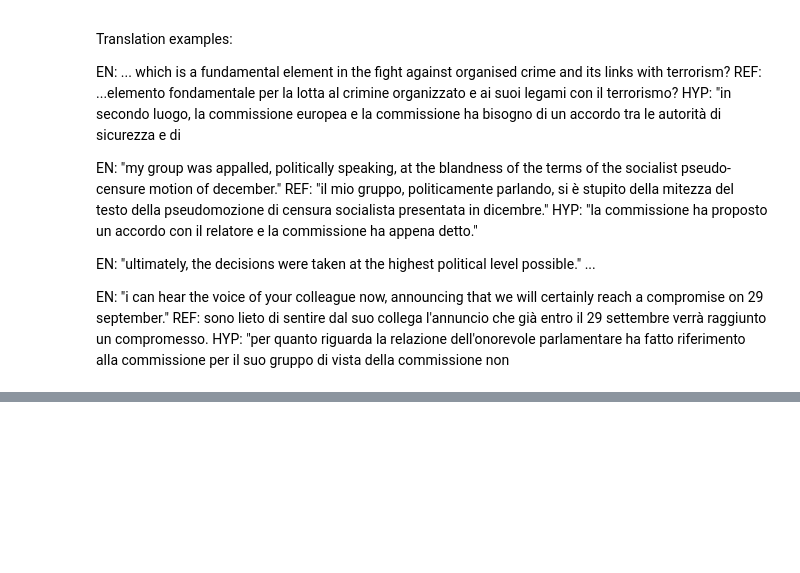
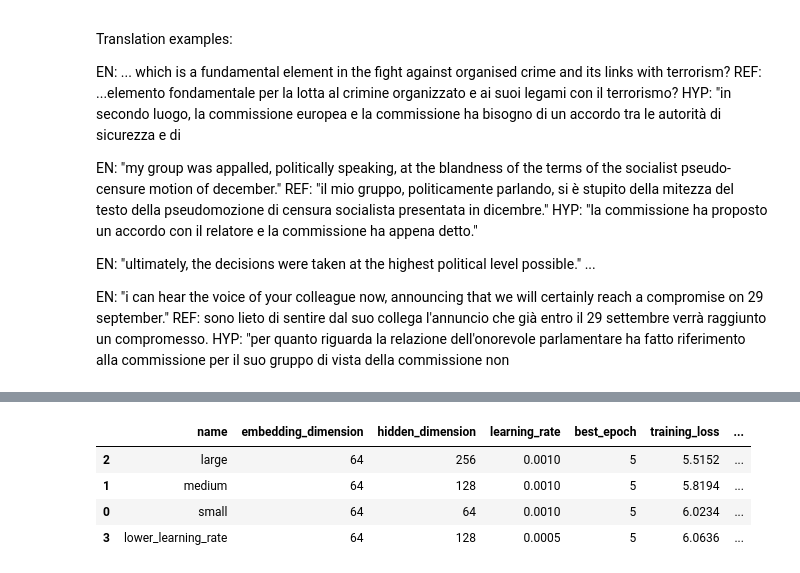
Before and after one commit to riccardotella/English-Italian-Machine-Translation-, a Jupyter notebook: notebooks/Task3_Neural_Machine_Translation.ipynb, the cells around one changed output, grey strips where cells are left out. Saved outputs shown, nothing was run; the diff lists cells and outputs as text; code cells hidden in the pictures; blank space fills up the shorter version.

```diff
--- a/notebooks/Task3_Neural_Machine_Translation.ipynb
+++ b/notebooks/Task3_Neural_Machine_Translation.ipynb
@@ -1580,15 +1582,17 @@ def create_lstm_model(
 LSTM_EMBEDDING_DIMENSION = 64
 LSTM_HIDDEN_DIMENSION = 128
 LSTM_LEARNING_RATE = 0.001
-LSTM_EPOCHS = 20
+LSTM_NUMBER_OF_EPOCHS = 20
 
 lstm_model = create_lstm_model(
+    source_vocabulary_size=len(english_token_to_index),
+    target_vocabulary_size=len(italian_token_to_index),
     embedding_dimension=LSTM_EMBEDDING_DIMENSION,
     hidden_dimension=LSTM_HIDDEN_DIMENSION,
-).to(DEVICE)
+)
 
 source_batch, source_lengths, target_batch = next(
-    iter(train_loader)
+    iter(training_loader)
 )
 
 source_batch = source_batch.to(DEVICE)
@@ -1601,10 +1605,17 @@ with torch.no_grad():
         target_batch[:, :-1],
     )
 
+expected_shape = (
+    source_batch.size(0),
+    target_batch.size(1) - 1,
+    len(italian_token_to_index),
+)
+
+assert test_logits.shape == expected_shape
+
 number_of_parameters = sum(
     parameter.numel()
     for parameter in lstm_model.parameters()
-    if parameter.requires_grad
 )
 
 print(f"Source batch: {source_batch.shape}")
@@ -1695,0 +1894,81 @@ for i in range(5):
+# %%
+lstm_tuning_results_table = pd.DataFrame(
+    lstm_tuning_results
+)
+
+lstm_tuning_results_table = lstm_tuning_results_table[
+    [
+        "name",
+        "embedding_dimension",
+        "hidden_dimension",
+        "learning_rate",
+        "best_epoch",
+        "training_loss",
+        "validation_loss",
+        "BLEU",
+        "METEOR",
+        "parameters",
+        "training_minutes",
+    ]
+].sort_values("validation_loss")
+
+display(
+    lstm_tuning_results_table.round(
+        {
+            "training_loss": 4,
+            "validation_loss": 4,
+            "BLEU": 2,
+            "METEOR": 2,
+            "training_minutes": 2,
+        }
+    )
+)
+
+best_lstm_configuration = min(
+    lstm_tuning_results,
+    key=lambda result: result["validation_loss"],
+)
+
+BEST_LSTM_EMBEDDING_DIMENSION = (
+    best_lstm_configuration["embedding_dimension"]
+)
+BEST_LSTM_HIDDEN_DIMENSION = (
+    best_lstm_configuration["hidden_dimension"]
+)
+BEST_LSTM_LEARNING_RATE = (
+    best_lstm_configuration["learning_rate"]
+)
+
+lstm_tuning_results_path = (
+    RESULTS_DIR
+    / "lstm_hyperparameter_tuning_results.csv"
+)
+
+lstm_tuning_results_table.to_csv(
+    lstm_tuning_results_path,
+    index=False,
+)
+
+print(
+    f"Selected configuration: "
+    f"{best_lstm_configuration['name']}"
+)
+print(
+    f"Embedding dimension: "
+    f"{BEST_LSTM_EMBEDDING_DIMENSION}"
+)
+print(
+    f"Hidden dimension: "
+    f"{BEST_LSTM_HIDDEN_DIMENSION}"
+)
+print(
+    f"Learning rate: "
+    f"{BEST_LSTM_LEARNING_RATE}"
+)
+print(f"Saved results: {lstm_tuning_results_path}")
+# %% [output]
+|  | name | embedding_dimension | hidden_dimension | learning_rate | best_epoch | training_loss | ... |
+| 2 | large | 64 | 256 | 0.0010 | 5 | 5.5152 | ... |
+| 1 | medium | 64 | 128 | 0.0010 | 5 | 5.8194 | ... |
+| 0 | small | 64 | 64 | 0.0010 | 5 | 6.0234 | ... |
+| 3 | lower_learning_rate | 64 | 128 | 0.0005 | 5 | 6.0636 | ... |
```
Also changed, not shown: parts of 14 cells of this notebook, 5 other files.
